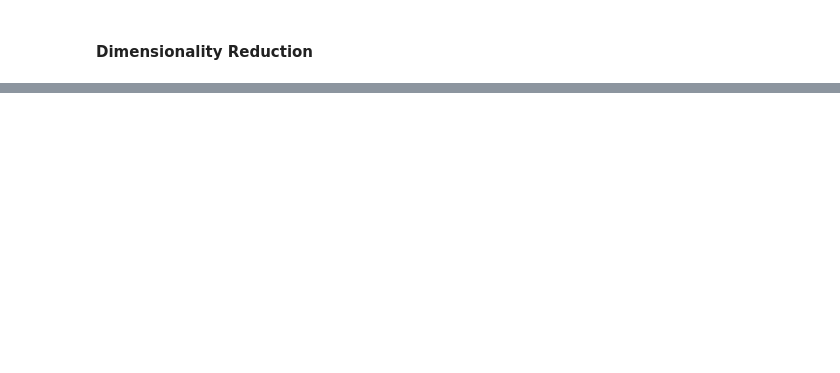
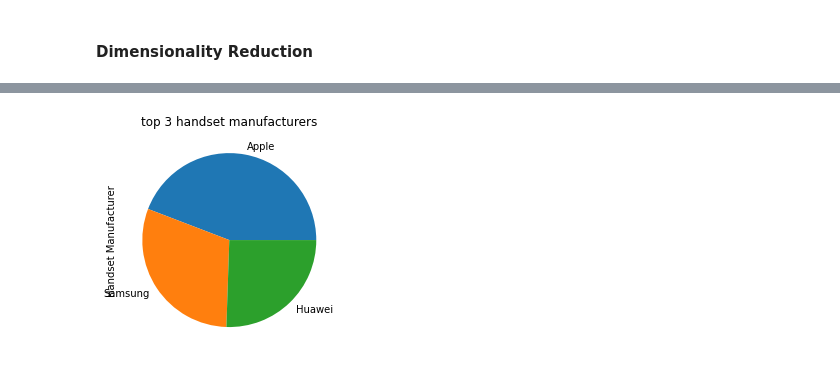
Before and after one commit to akrobi/TellCoAnalysis, a Jupyter notebook: notebooks/data exploration.ipynb, the cells around one changed output, grey strips where cells are left out. Drawn from its saved outputs; the diff is of its cells as text; code cells hidden in the pictures; blank space fills up the shorter version.

```diff
--- a/notebooks/data exploration.ipynb
+++ b/notebooks/data exploration.ipynb
@@ -580,0 +602,6 @@ KeyError: ('Social Media Data Volume (Bytes)', 'Google Data Volume (Bytes)', 'Em
+# %%
+# Top 3 handset manufacturers
+
+db['Handset Manufacturer'].value_counts().head(3).plot(kind='pie',  title="top 3 handset manufacturers");
+# %% [output]
+[figure, added]
```
Also changed, not shown: parts of 12 cells of this notebook.
